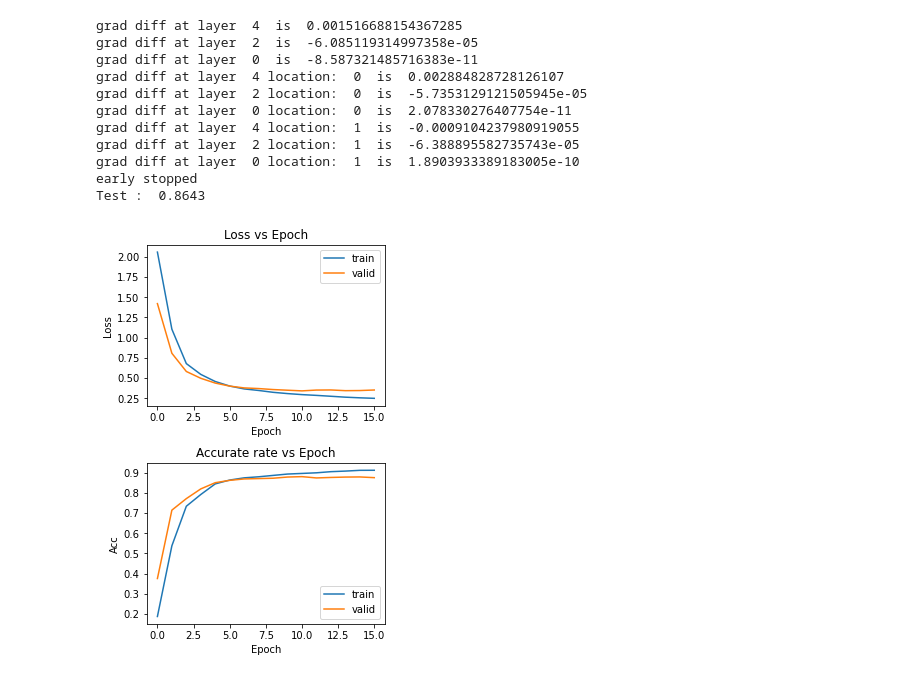
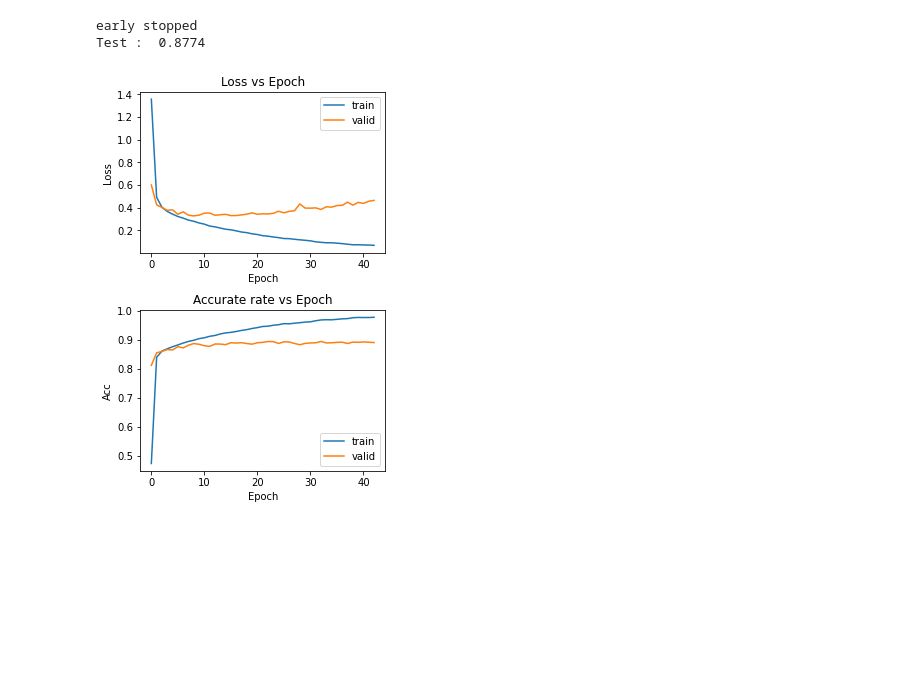
Before and after one commit to hanyax/Advance_Neutral_Network_Projects, a Jupyter notebook: PA2/PA2.ipynb, the cells around one changed output. Drawn from its saved outputs; the diff is of its cells as text; code cells hidden in the pictures; blank space fills up the shorter version.

```diff
--- a/PA2/PA2.ipynb
+++ b/PA2/PA2.ipynb
@@ -185,7 +185,7 @@ class Layer():
         Define the architecture and create placeholder.
         """
 
-        self.w = np.random.rand(in_units, out_units) * 1e-10   # Declare the Weight matrix
+        self.w = np.random.rand(in_units, out_units) * 1e-9   # Declare the Weight matrix
         self.b = np.random.rand(out_units)    # Create a placeholder for Bias
         self.x = None    # Save the input to forward in this
         self.a = None    # Save the output of forward pass in this (without activation
@@ -312,9 +312,9 @@ class Neuralnetwork():
         #for i in range(len(self.layers)-1, -1, -1):
             if i % 2 == 0:
                 self.m_w[i] = self.gamma * self.m_w[i] + (1-self.gamma) * (self.layers[i].d_w + 2 * self.Lambda * self.layers[i].w)
-                self.layers[i].w -= self.lr * self.m_w[i]
+                self.layers[i].w -= self.lr * (self.m_w[i])
                 self.m_b[i] = self.gamma * self.m_b[i] + (1-self.gamma) * (self.layers[i].d_b)
-                self.layers[i].b -= self.lr * self.m_b[i]
+                self.layers[i].b -= self.lr * (self.m_b[i])
         return
 
     def saveWeight(self):
@@ -495,47 +495,38 @@ if __name__ == "__main__":
     # Load the data
     x_train, y_train = load_data(path="./", mode="train")
     x_test,  y_test  = load_data(path="./", mode="t10k")
-    Q3_C(x_train, y_train, config)
+    #Q3_C(x_train, y_train, config)
 
     shuffler = np.random.permutation(len(x_train))
     x_train = x_train[shuffler]
     y_train = y_train[shuffler]
     splitPoint = len(x_train)//5
     x_valid, y_valid = x_train[:splitPoint], y_train[:splitPoint]
     x_train, y_train = x_train[splitPoint:], y_train[splitPoint:]
 
     # TODO: train the model
     trainLossEpoch, trainAccEpoch, validatonLossEpoch, validationAccEpoch = train(model, x_train, y_train, x_valid, y_valid, config)
     test_acc = test(model, x_test, y_test)
 
     # TODO: Plots
     #print(trainLossEpoch, trainAccEpoch, validatonLossEpoch, validationAccEpoch)
 
     fig, axs = plt.subplots(2, 1, figsize=(4, 6), constrained_layout=True)
     axs[0].plot(list(range(len(trainLossEpoch))), trainLossEpoch, label="train")
     axs[0].plot(list(range(len(validatonLossEpoch))), validatonLossEpoch, label="valid")
     axs[0].set_xlabel("Epoch")
     axs[0].set_ylabel("Loss")
     axs[0].set_title("Loss vs Epoch")
     axs[0].legend(loc='best')
 
 
     axs[1].plot(list(range(len(trainAccEpoch))), trainAccEpoch, label="train")
     axs[1].plot(list(range(len(validationAccEpoch))), validationAccEpoch, label="valid")
     axs[1].set_xlabel("Epoch")
     axs[1].set_ylabel("Acc")
     axs[1].set_title("Accurate rate vs Epoch")
     axs[1].legend(loc='best')
 # %% [output]
-grad diff at layer  4  is  0.001516688154367285
-grad diff at layer  2  is  -6.085119314997358e-05
-grad diff at layer  0  is  -8.587321485716383e-11
-grad diff at layer  4 location:  0  is  0.002884828728126107
-grad diff at layer  2 location:  0  is  -5.7353129121505945e-05
-grad diff at layer  0 location:  0  is  2.078330276407754e-11
-grad diff at layer  4 location:  1  is  -0.0009104237980919055
-grad diff at layer  2 location:  1  is  -6.388895582735743e-05
-grad diff at layer  0 location:  1  is  1.8903933389183005e-10
 early stopped
-Test :  0.8643
+Test :  0.8774
-[figure, old version]
+[figure, new version]
```
Also changed, not shown: 3 other files.
